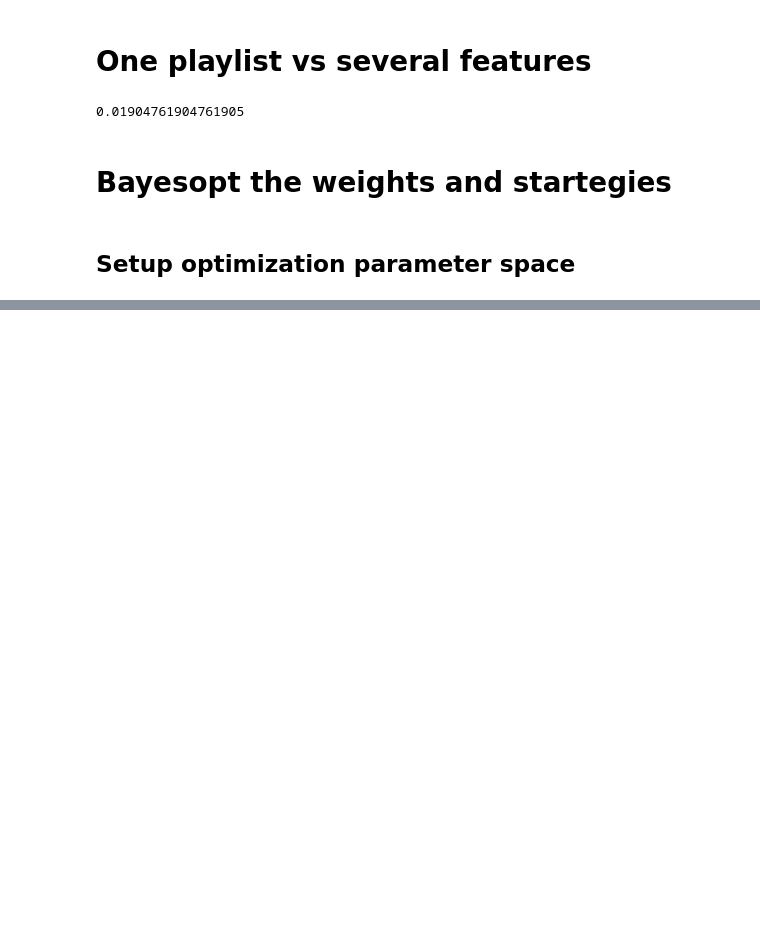
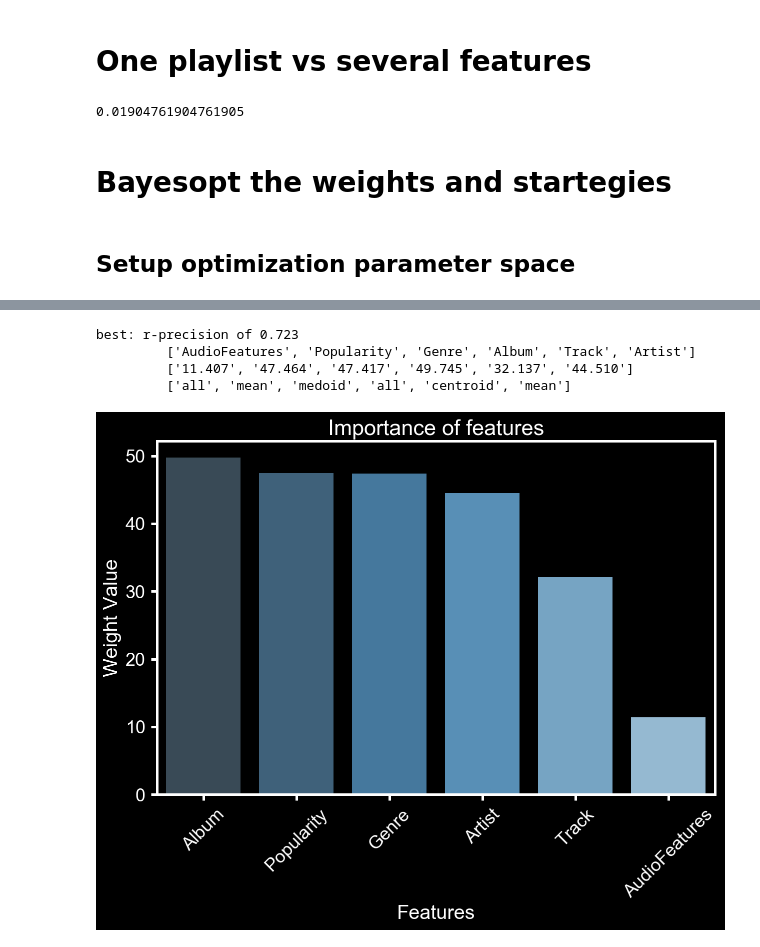
Before and after one commit to Spandan-Madan/Spotify, a Jupyter notebook: notebooks/4_bsl_ranking.ipynb, the cells around one changed output, grey strips where cells are left out. Saved outputs shown, nothing was run; the diff lists cells and outputs as text; code cells hidden in the pictures; blank space fills up the shorter version.

```diff
--- a/notebooks/4_bsl_ranking.ipynb
+++ b/notebooks/4_bsl_ranking.ipynb
@@ -207,0 +262,24 @@ bopt.plot_convergence()
+# %%
+x_opt =  bopt.x_opt
+fx_opt = bopt.fx_opt[0]
+weights,x_strats = separate_x([x_opt])
+print_msg('best',fx_opt,f_names,weights,x_strats)
+# %% [output]
+best: r-precision of 0.723
+         ['AudioFeatures', 'Popularity', 'Genre', 'Album', 'Track', 'Artist']
+         ['11.407', '47.464', '47.417', '49.745', '32.137', '44.510']
+         ['all', 'mean', 'medoid', 'all', 'centroid', 'mean']
+# %%
+plt.style.use('dark_background')
+bar_df = pd.DataFrame()
+bar_df['Features'] = f_names
+bar_df['Weight Value'] = weights
+bar_df.sort_values(by='Weight Value',inplace=True,ascending=False)
+sns.barplot('Features', y="Weight Value", data=bar_df,palette="Blues_d")
+plt.xticks(rotation=45)
+plt.title('Importance of features')
+plt.savefig('../reports/weights_inv.svg')
+plt.savefig('../reports/weights_inv.png',dpi=300)
+plt.show()
+# %% [output]
+[figure, added]
```
Also changed, not shown: parts of 14 cells of this notebook, 1 other file.
